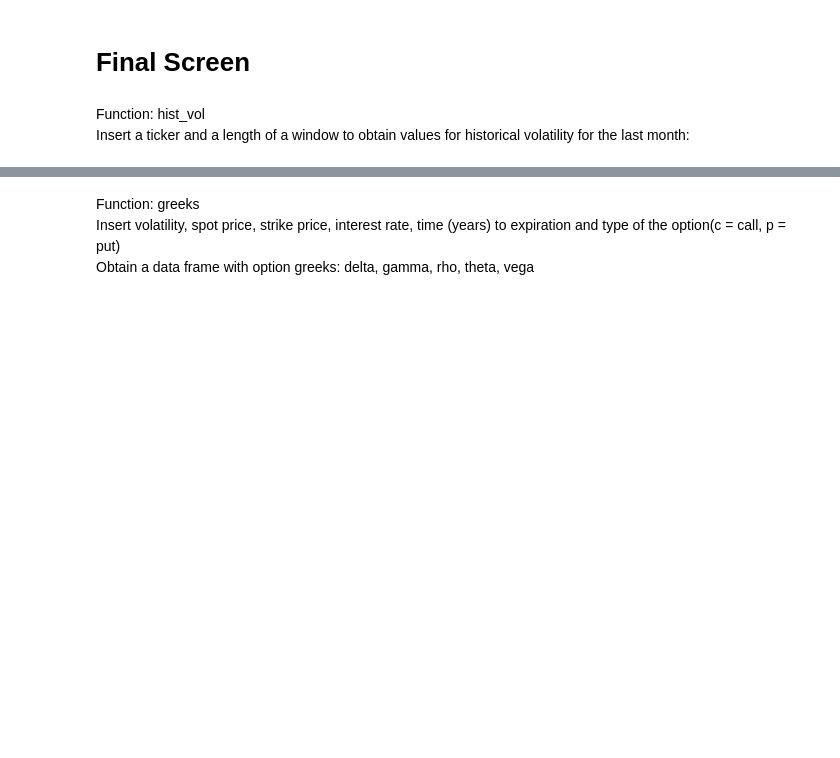
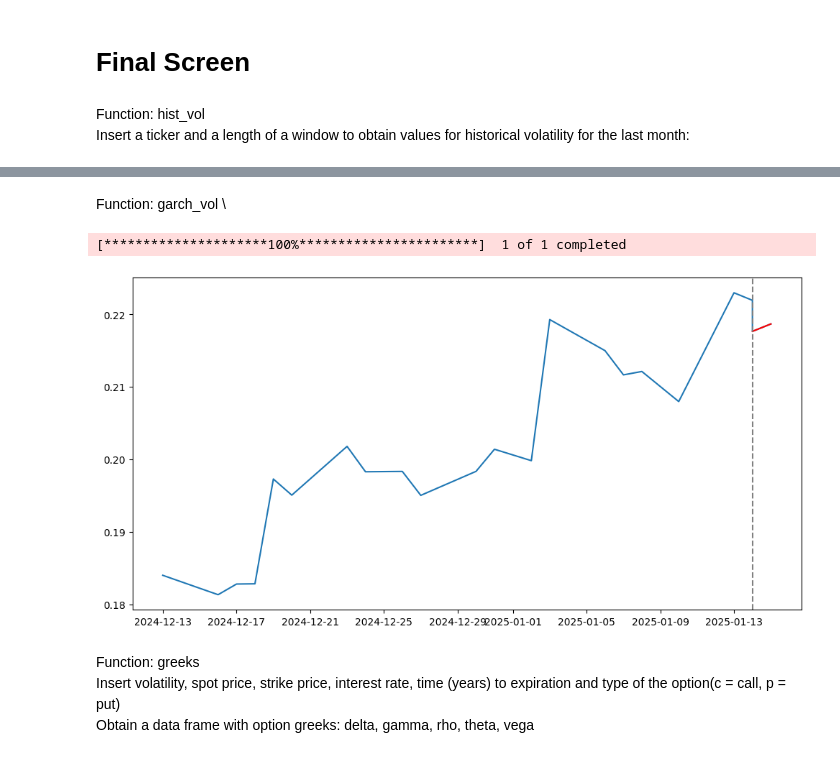
Before and after one commit to MatyasSvehla/iv_surface, a Jupyter notebook: iv_calc.ipynb, the cells around one changed output, grey strips where cells are left out. Saved outputs shown, nothing was run; the diff lists cells and outputs as text; code cells hidden in the pictures; blank space fills up the shorter version.

Commit message:
GARCH forecast finalized

```diff
--- a/iv_calc.ipynb
+++ b/iv_calc.ipynb
@@ -417,8 +354,0 @@ One-step-ahead forecast of GARCH-conditional volatility
-# %%
-ticker_data = yf.download("AAPL").Close
-ret = np.log(ticker_data/ticker_data.shift()).dropna()
-window = 1000
-model = arch_model(ret[-window:],p=1,q=1)
-model_fit = model.fit(disp = "off")
-pred = model_fit.forecast(horizon=3)
-np.sqrt(pred.variance.values)*np.sqrt(252)
@@ -436,10 +354,0 @@ array([[0.22347005, 0.2243743 , 0.22525693]])
-# %%
-rolling_predictions = []
-test_size = 365
-for i in range(test_size):
-    train = returns[:-(test_size-i)]
-    model = arch_model(train,p=3,q=0)
-    model_fit = model.fit(disp = "off")
-    pred = model_fit.forecast(horizon=1)
-    rolling_predictions.append(np.sqrt(pred.variance.values[-1,:][0]))
-rolling_predictions = pd.Series(rolling_predictions,index=returns.index[-365:])
@@ -448,3 +355,26 @@ NameError: name 'returns' is not defined
+# %%
+def garch_vol(ticker,train_period = 1000,graph_window=22,forecast_horizon=3):
+    ticker_data = yf.download(ticker)
+    ticker_data = ticker_data.Close[-train_period:]
+    log_ret = np.log(ticker_data/ticker_data.shift()).dropna()
+    model = arch_model(log_ret,p=1,q=1)
+    model_fit = model.fit(disp="off")
+    c_vol = model_fit.conditional_volatility*np.sqrt(252)
+    pred = model_fit.forecast(horizon=forecast_horizon)
+    vol_pred_values = np.sqrt(pred.variance.values[-1])*np.sqrt(252)
+    pred_index = pd.date_range(date.today(),date.today()+timedelta(forecast_horizon-1))
+    pred_df = pd.DataFrame(vol_pred_values,index=pred_index)
+
+    all_values = np.concatenate([c_vol,vol_pred_values])
+    start_date = datetime.date(c_vol.index[0])
+    end_date = date.today()+timedelta(forecast_horizon-1)
+    index_all = c_vol.index.append(pd.bdate_range(start=date.today(),end = date.today()+timedelta(forecast_horizon-1)))
+
+    all_values_df = pd.DataFrame(all_values,index = index_all)
+    plt.figure(figsize=(12,6))
+    plt.plot(all_values_df[-graph_window:])
+    plt.plot(pred_df,color = "red")
+    plt.axvline(date.today(),color = "grey",linestyle = "--")
 # %% [markdown]
 ### Greeks
 # %%
@@ -567,3 +503,10 @@ The last value of historical volatility based on 60-day window is 0.174
+# %% [markdown]
+Function: garch_vol \
+# %%
+garch_vol("AAPl",train_period=1000,graph_window=22,forecast_horizon=2)
+# %% [output]
+[*********************100%***********************]  1 of 1 completed
+[figure, added]
 # %% [markdown]
 Function: greeks \
 Insert volatility, spot price, strike price, interest rate, time (years) to expiration and type of the option(c = call, p = put) \
```
Also changed, not shown: parts of 25 cells of this notebook, 1 other file.
